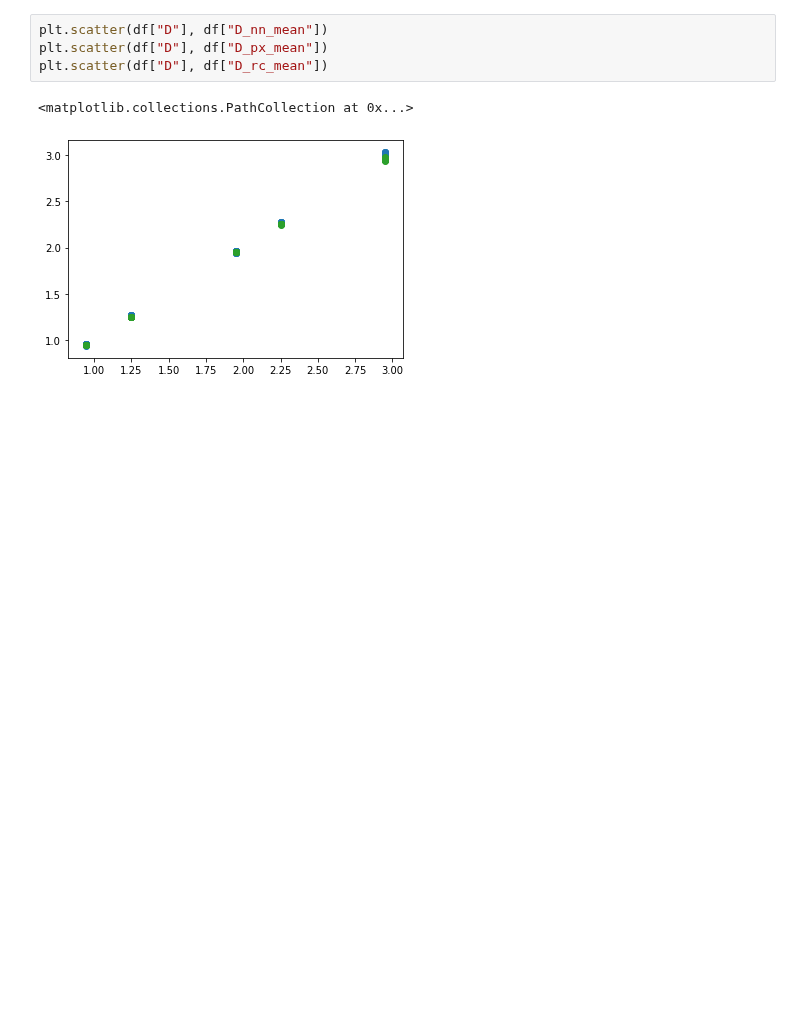
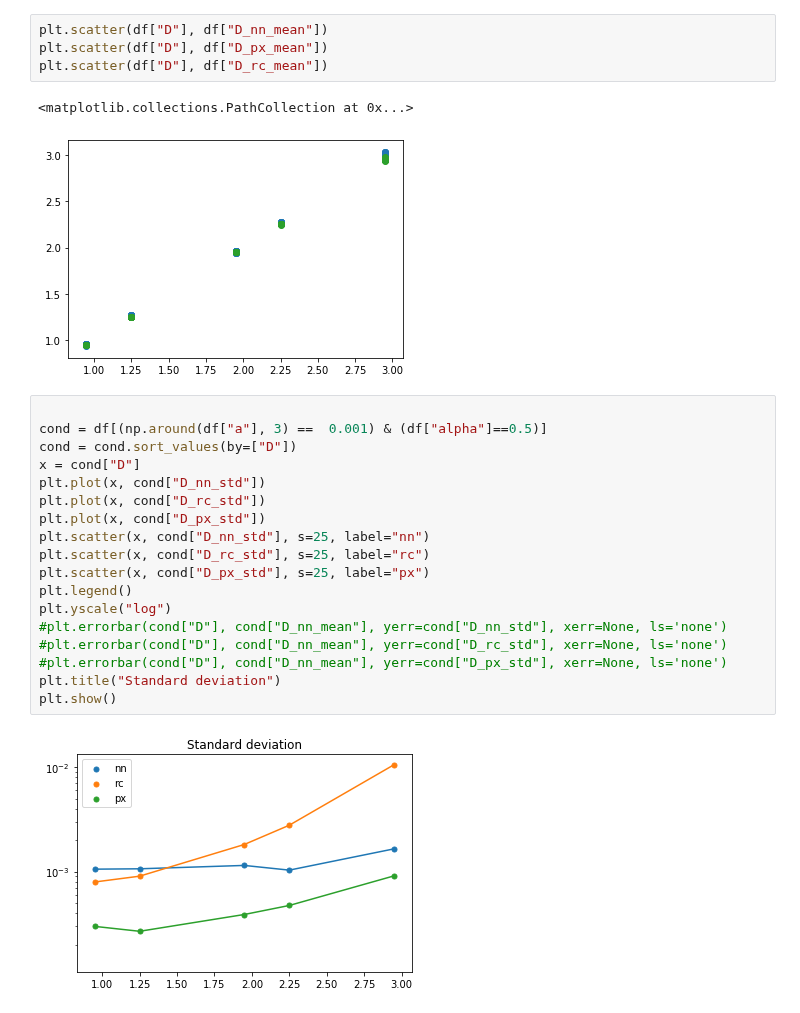
Before and after one commit to waahlstrand/frap, a Jupyter notebook: notebooks/Results.ipynb, the cells around one changed output. Cells and saved outputs as stored; diff of their text form; blank space fills up the shorter version.

```diff
--- a/notebooks/Results.ipynb
+++ b/notebooks/Results.ipynb
@@ -458,4 +452,24 @@ plt.scatter(df["D"], df["D_rc_mean"])
 # %% [output]
 <matplotlib.collections.PathCollection at 0x...>
 [figure]
+# %%
+
+cond = df[(np.around(df["a"], 3) ==  0.001) & (df["alpha"]==0.5)]
+cond = cond.sort_values(by=["D"])
+x = cond["D"]
+plt.plot(x, cond["D_nn_std"])
+plt.plot(x, cond["D_rc_std"])
+plt.plot(x, cond["D_px_std"])
+plt.scatter(x, cond["D_nn_std"], s=25, label="nn")
+plt.scatter(x, cond["D_rc_std"], s=25, label="rc")
+plt.scatter(x, cond["D_px_std"], s=25, label="px")
+plt.legend()
+plt.yscale("log")
+#plt.errorbar(cond["D"], cond["D_nn_mean"], yerr=cond["D_nn_std"], xerr=None, ls='none')
+#plt.errorbar(cond["D"], cond["D_nn_mean"], yerr=cond["D_rc_std"], xerr=None, ls='none')
+#plt.errorbar(cond["D"], cond["D_nn_mean"], yerr=cond["D_px_std"], xerr=None, ls='none')
+plt.title("Standard deviation")
+plt.show()
+# %% [output]
+[figure, added]
 # %%
```
Also changed, not shown: parts of 3 cells of this notebook.
